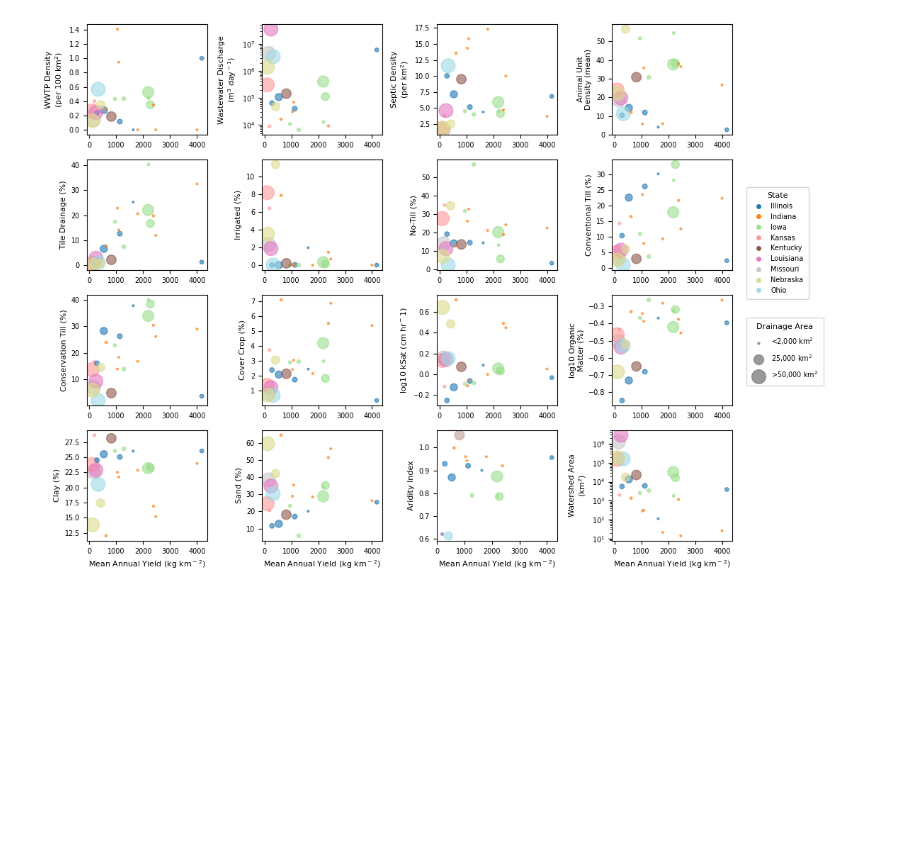
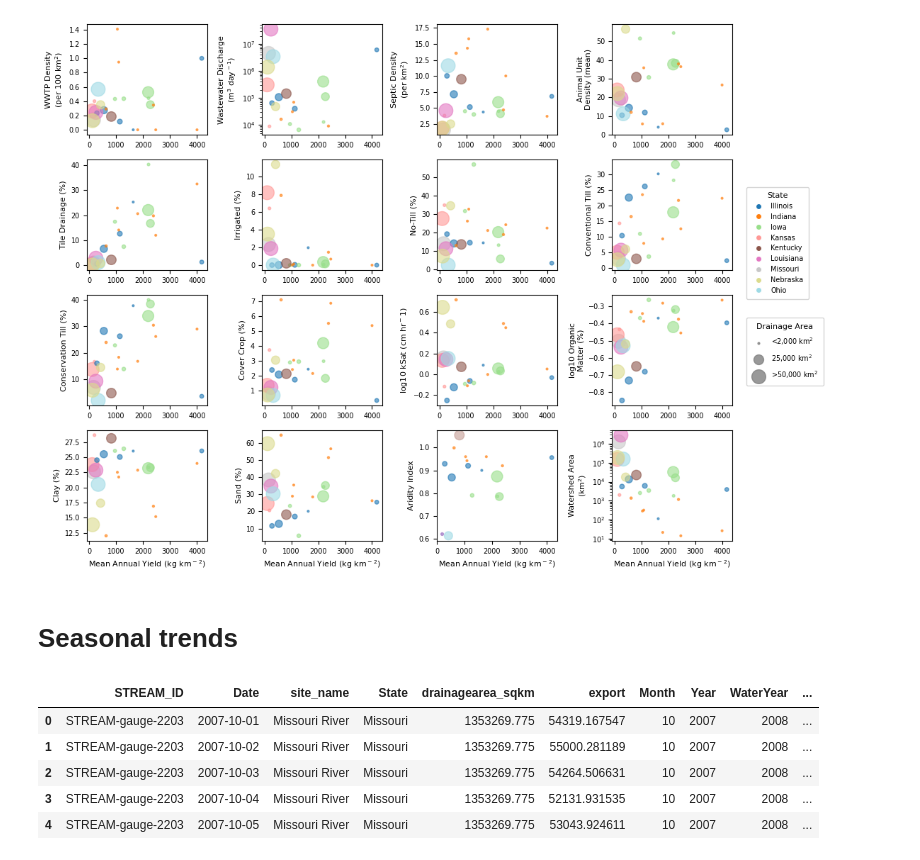
Before and after one commit to danykakbyrnes/STREAM_seasonality, a Jupyter notebook: spatial_data_exploration.ipynb, the cells around one changed output. Saved outputs shown, nothing was run; the diff lists cells and outputs as text; code cells hidden in the pictures; blank space fills up the shorter version.

```diff
--- a/spatial_data_exploration.ipynb
+++ b/spatial_data_exploration.ipynb
@@ -496,3 +498,14 @@ plt.tight_layout()
 plt.savefig(f'../OUTPUT/2_spatial_patterns/yield_watershed_properties_marker_area_state.png', dpi=600, bbox_inches='tight')
 # %% [output]
 [figure]
+# %% [markdown]
+# Seasonal trends
+# %%
+load_data.head()
+# %% [output]
+|  | STREAM_ID | Date | site_name | State | drainagearea_sqkm | export | Month | Year | WaterYear | ... |
+| 0 | STREAM-gauge-2203 | 2007-10-01 | Missouri River | Missouri | 1353269.775 | 54319.167547 | 10 | 2007 | 2008 | ... |
+| 1 | STREAM-gauge-2203 | 2007-10-02 | Missouri River | Missouri | 1353269.775 | 55000.281189 | 10 | 2007 | 2008 | ... |
+| 2 | STREAM-gauge-2203 | 2007-10-03 | Missouri River | Missouri | 1353269.775 | 54264.506631 | 10 | 2007 | 2008 | ... |
+| 3 | STREAM-gauge-2203 | 2007-10-04 | Missouri River | Missouri | 1353269.775 | 52131.931535 | 10 | 2007 | 2008 | ... |
+| 4 | STREAM-gauge-2203 | 2007-10-05 | Missouri River | Missouri | 1353269.775 | 53043.924611 | 10 | 2007 | 2008 | ... |
```
Also changed, not shown: parts of 11 cells of this notebook, 1 other file.
